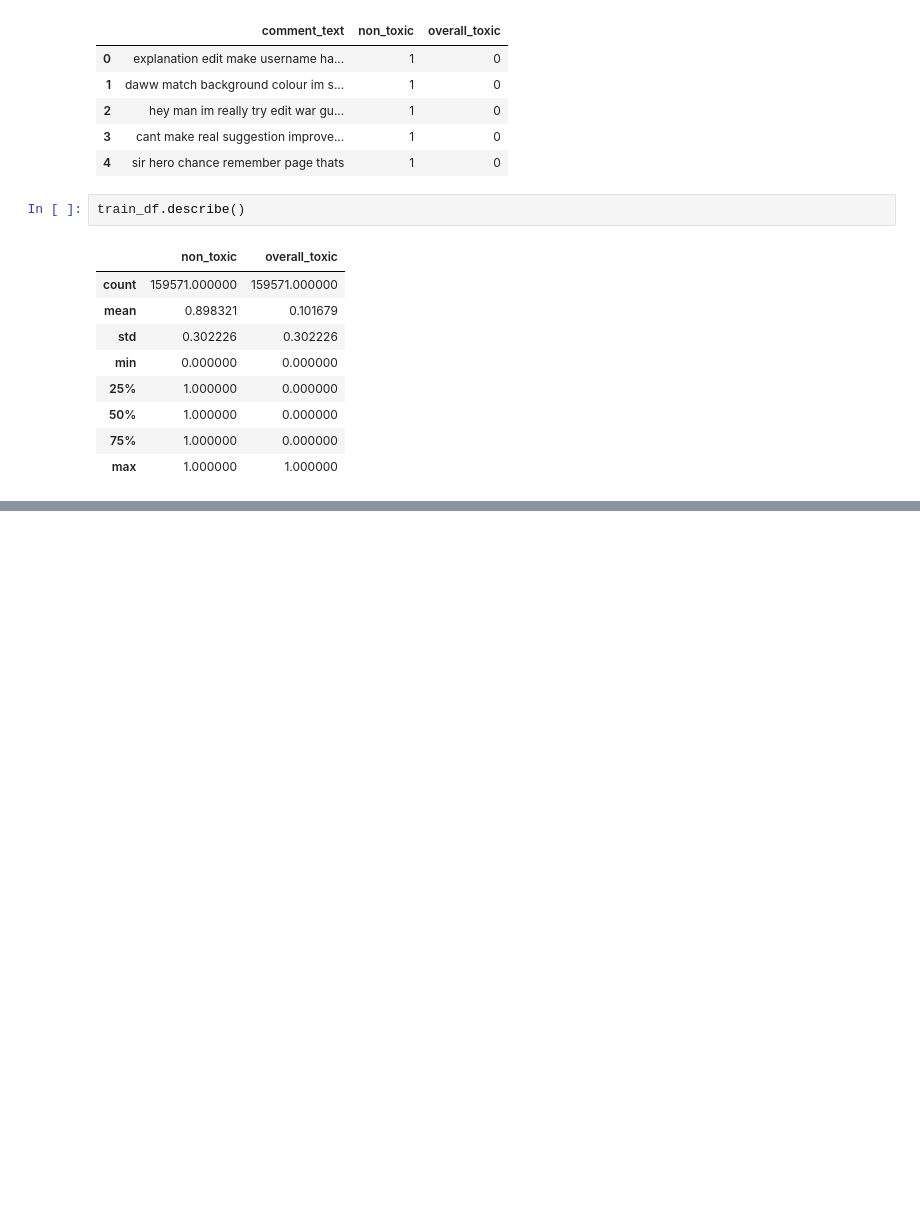
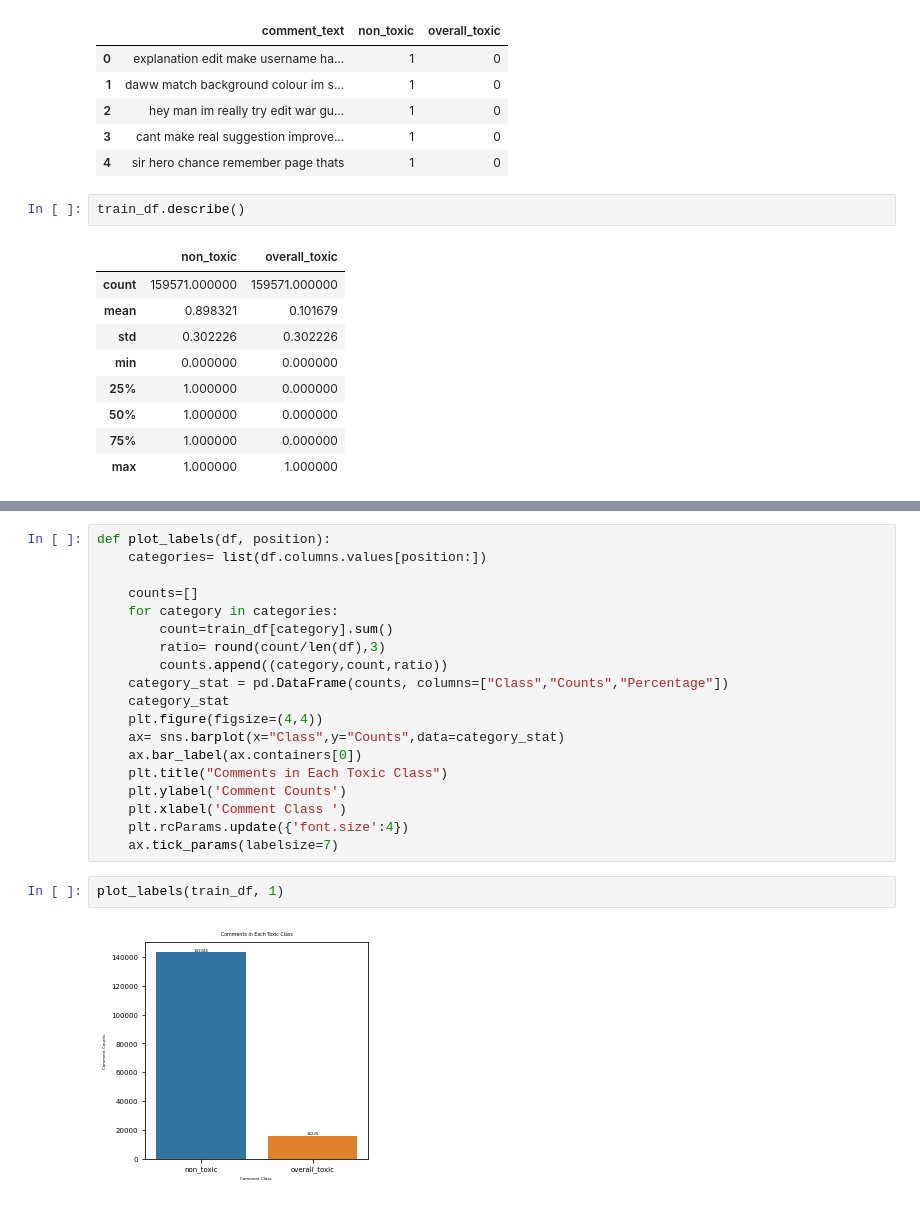
Before and after one commit to jjbocek/ToxicApp, a Jupyter notebook: Toxic_App_Notebook2.ipynb, the cells around one changed output, grey strips where cells are left out. Cells and saved outputs as stored; diff of their text form; blank space fills up the shorter version.

```diff
--- a/Toxic_App_Notebook2.ipynb
+++ b/Toxic_App_Notebook2.ipynb
@@ -65,2 +73,25 @@ plot_comment_lengths(test_df)
+# %%
+def plot_labels(df, position):
+    categories= list(df.columns.values[position:])
+
+    counts=[]
+    for category in categories:
+        count=train_df[category].sum()
+        ratio= round(count/len(df),3)
+        counts.append((category,count,ratio))
+    category_stat = pd.DataFrame(counts, columns=["Class","Counts","Percentage"])
+    category_stat
+    plt.figure(figsize=(4,4))
+    ax= sns.barplot(x="Class",y="Counts",data=category_stat)
+    ax.bar_label(ax.containers[0])
+    plt.title("Comments in Each Toxic Class")
+    plt.ylabel('Comment Counts')
+    plt.xlabel('Comment Class ')
+    plt.rcParams.update({'font.size':4})
+    ax.tick_params(labelsize=7)
+# %%
+plot_labels(train_df, 1)
+# %% [output]
+[figure, added]
 # %%
 test_df.head()
```
Also changed, not shown: parts of 9 cells of this notebook, 3 other files.
